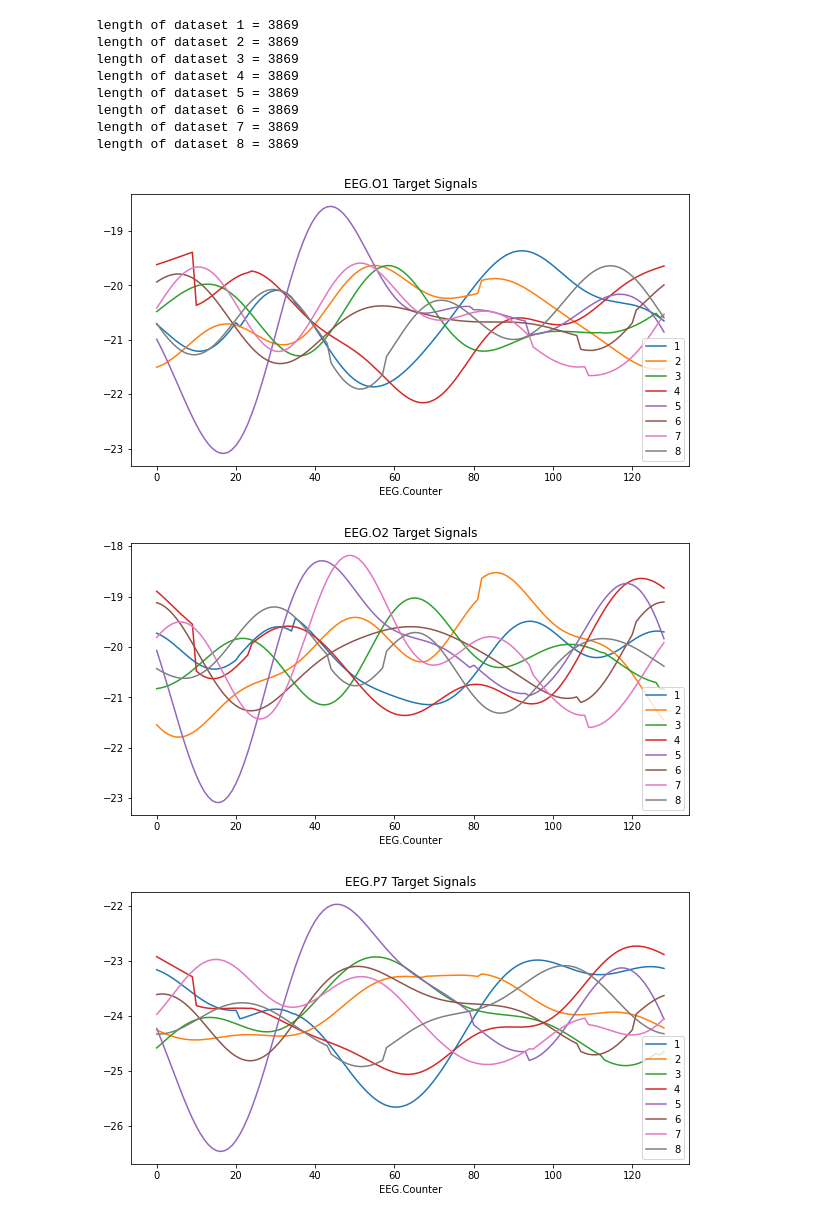
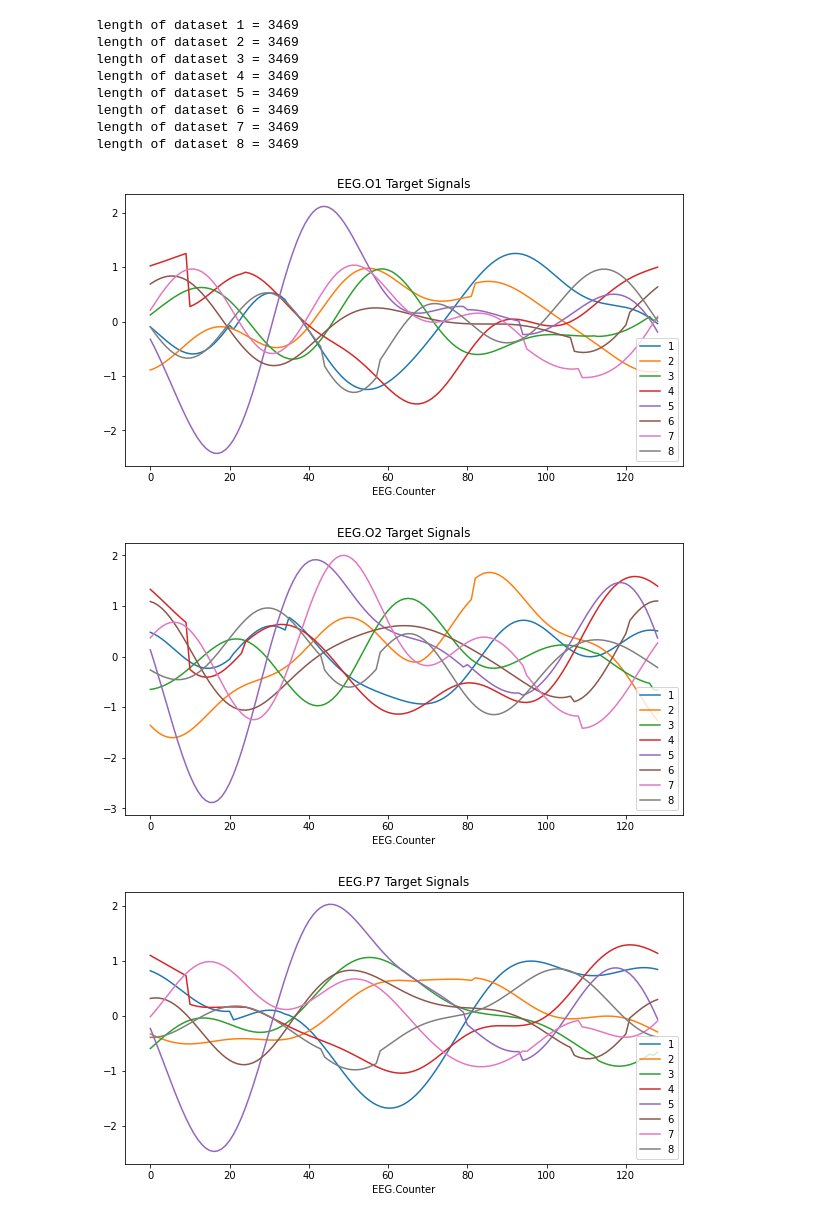
Before and after one commit to PeZeqo/capstone_pokemon_bci, a Jupyter notebook: plot_averages.ipynb, the cells around one changed output. Cells and saved outputs as stored; diff of their text form; code cells hidden in the pictures.

Commit message:
summed averages

```diff
--- a/plot_averages.ipynb
+++ b/plot_averages.ipynb
@@ -15,21 +16,20 @@ for i in range(1, 9):
     templates.append(trim_cols(pd.read_csv('templates/sultan_checkerboard_{}.csv'.format(i), skiprows=0, header=1), keep_cols))
 # %%
 # cutoff according to shortest length
-cutoff_list = [len(templates[i].index) for i in range(8)]
-cutoff = min(cutoff_list)
+cutoff = min([len(templates[i].index) for i in range(8)])
 for i in range(8):
     keep_indicies = set(range(templates[i].shape[0])) - set(range(cutoff, templates[i].shape[0]))
     templates[i] = templates[i].take(list(keep_indicies))
     print('length of dataset {} = {}'.format(i+1, len(templates[i].index)))
 # %% [output]
-length of dataset 1 = 3869
-length of dataset 2 = 3869
-length of dataset 3 = 3869
-length of dataset 4 = 3869
-length of dataset 5 = 3869
-length of dataset 6 = 3869
-length of dataset 7 = 3869
-length of dataset 8 = 3869
+length of dataset 1 = 3469
+length of dataset 2 = 3469
+length of dataset 3 = 3469
+length of dataset 4 = 3469
+length of dataset 5 = 3469
+length of dataset 6 = 3469
+length of dataset 7 = 3469
+length of dataset 8 = 3469
 # %%
 def filter_template(template, offset_mode='average'):
     new_temp = template
@@ -51,13 +51,13 @@ def filter_template(template, offset_mode='average'):
         new_temp[channel] = signal.convolve(new_temp[channel], filt, mode='same')
 
     # change timestamp to elapsed time
-    time0 = new_temp['Timestamp'][0]
-    new_temp['Timestamp'] = [i - time0 for i in new_temp['Timestamp']]
+    # time0 = new_temp['Timestamp'][0]
+    # new_temp['Timestamp'] = [i - time0 for i in new_temp['Timestamp']]
 
     return new_temp
 # %%
 for template in templates:
-    template = filter_template(template, offset_mode='none')
+    template = filter_template(template, offset_mode='average')
 # %%
 def plot_time(template, xlim=1000):
     fig, (o1, o2, p7, p8) = plt.subplots(1, 4, figsize=(15,5))
@@ -127,21 +127,21 @@ for template in templates:
     averages_all_targets.append(pd.DataFrame(data=averages_for_target))
     # 129 length averages
 # %%
-def plot_ref(channel):
+def plot_ref(template, channel):
     # assume I have averages_all_targets
     # plot all targets of channel in same plot
     fig, ax = plt.subplots(figsize=(10,5))
-    for sig in averages_all_targets:
+    for sig in template:
         sig.plot(x='EEG.Counter', y=channel, ax=ax, title='{} Target Signals'.format(channel))
     ax.legend([str(i) for i in range(1, 9)])
 # %%
 # plot all target signals on separate plots
 # for sig in averages_all_targets:
 #     plot_time(sig, xlim=130)
 
 for channel in channels:
-    plot_ref(channel)
+    plot_ref(averages_all_targets, channel)
 # %% [output]
-[figure, old version]
+[figure, new version]
-[figure, old version]
+[figure, new version]
-[figure, old version]
+[figure, new version]
```
Also changed, not shown: parts of 12 cells of this notebook.
